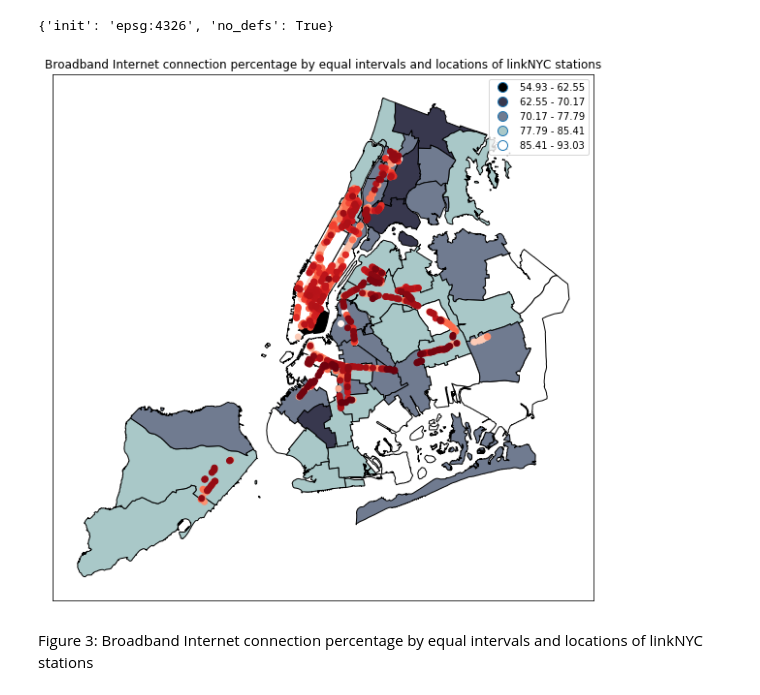
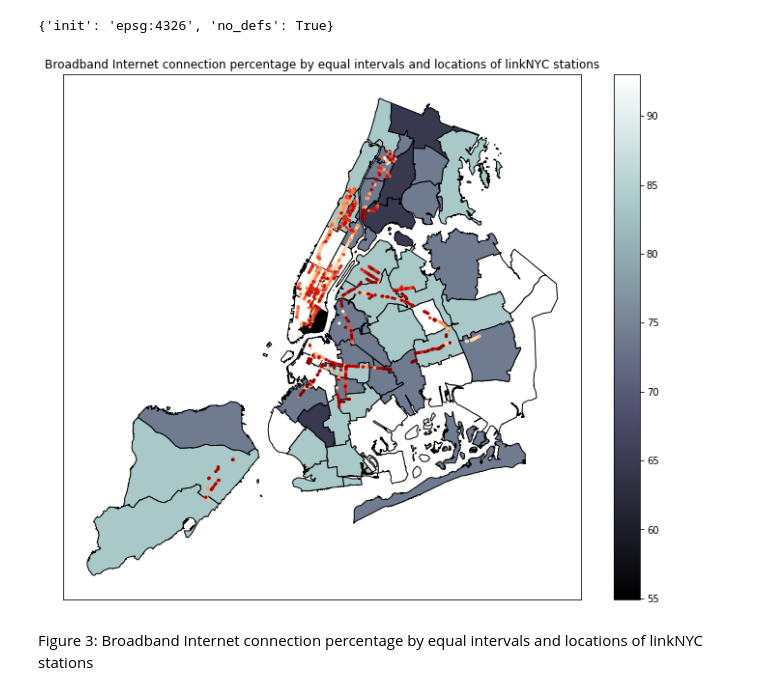
Before and after one commit to yavuzsunor/PUI2018_ys3226, a Jupyter notebook: HW7_ys3226/Assignment 1.ipynb, the cells around one changed output. Drawn from its saved outputs; the diff is of its cells as text; code cells hidden in the pictures.

```diff
--- a/HW7_ys3226/Assignment 1.ipynb
+++ b/HW7_ys3226/Assignment 1.ipynb
@@ -361,16 +361,20 @@ linkNYC.crs
 # %%
 # ax = pumashp.plot(column=None, color="white", edgecolor="black", lw=2, figsize=(10,10))
 # %%
-f, ax = plt.subplots(figsize=(10,10))
+f, ax = plt.subplots(figsize=(12,10))
 ax.get_xaxis().set_visible(False)
 ax.get_yaxis().set_visible(False)
 pumashp_merged.plot(column='pcBB',cmap='bone',alpha=1,
-                  lw=1, ax=ax, scheme="Equal_interval", edgecolor="black", legend=True, k=5)
-linkNYC.plot(ax=ax, cmap='Reds')
+                  lw=1, ax=ax, scheme="Equal_interval", edgecolor="black", legend=False, k=5)
+linkNYC.plot(ax=ax, marker='o', c="date_link_",
+             markersize=5, cmap="OrRd")
+n_cmap = cm.ScalarMappable(norm=norm, cmap='bone')
+n_cmap.set_array([])
+ax.get_figure().colorbar(n_cmap)
 plt.title("Broadband Internet connection percentage by equal intervals and locations of linkNYC stations")
 plt.show()
 # %% [output]
-[figure, old version]
+[figure, new version]
 # %% [markdown]
   Figure 3: Broadband Internet connection percentage by equal intervals and locations of linkNYC stations
 # %% [markdown]
```
Also changed, not shown: parts of 34 cells of this notebook, 10 other files.
